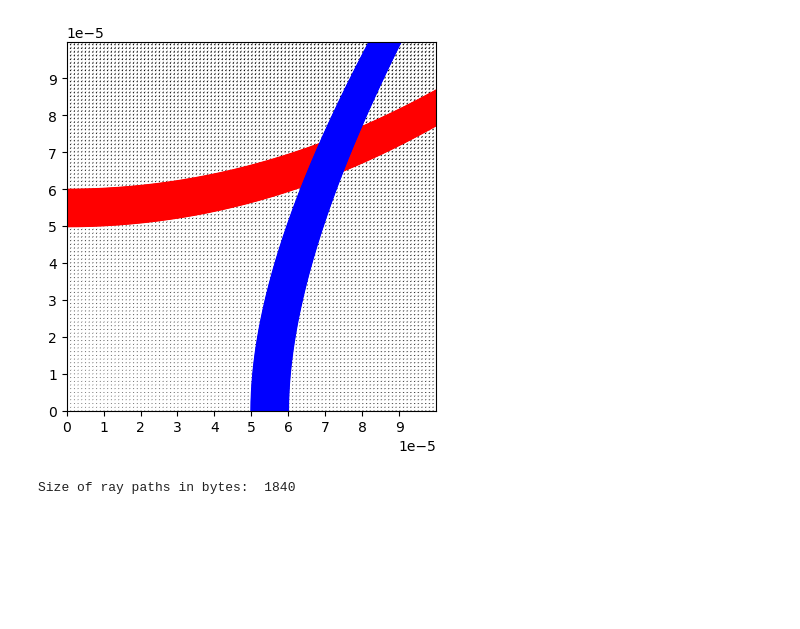
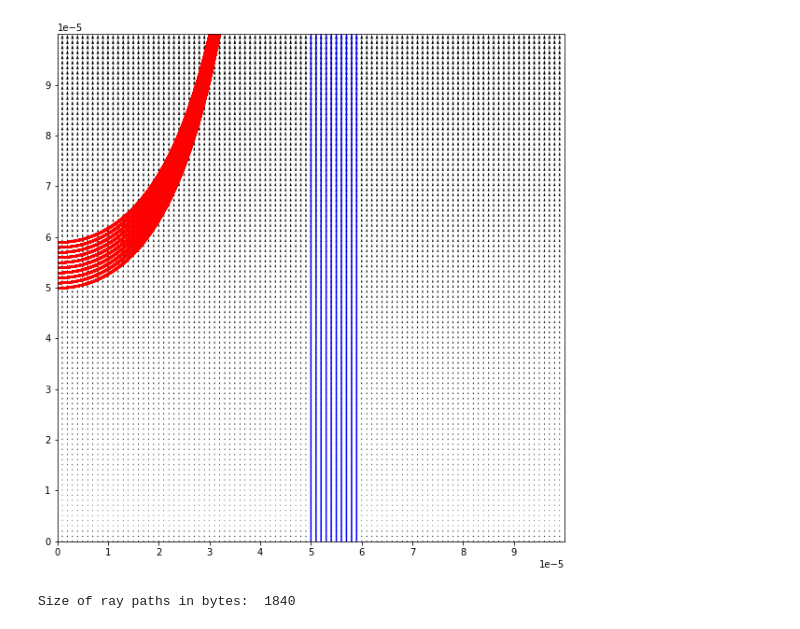
Before and after one commit to apoudel20/python-cbet, a Jupyter notebook: ray_march.ipynb, the cells around one changed output. Cells and saved outputs as stored; diff of their text form; code cells hidden in the pictures; blank space fills up the shorter version.

Commit message:
finer resolution by scaling the grid vectors

```diff
--- a/ray_march.ipynb
+++ b/ray_march.ipynb
@@ -10,7 +10,7 @@ class Ray:
     The Ray class defines a ray in 2D space. The ray is launched from the
     initial position x_init, y_init and the direction is defined by theta.
     """
-    courant_number_2D = 0.5 # courant_number_2d < c_max = 1/sqrt(2) for two dimensions
+    courant_number_2D = 1 # courant_number_2d < c_max = 1/sqrt(2) for two dimensions
     velocity = 400
     dx = dy = 1e-6
 
@@ -53,13 +53,15 @@ grid_resolution = 100
 grid_cell_size = 1e-6
 # define grid vector field for 2D space with linear gradient in y direction from 1 to 4 and linear gradient in x direction from 2 to 3
 grid_vector_field = np.zeros((grid_resolution, grid_resolution, 2))
-grid_vector_field[:, :, 1] = np.linspace(1, 4, grid_resolution).reshape(grid_resolution, 1)
-grid_vector_field[:, :, 0] = np.linspace(2, 3, grid_resolution).reshape(1, grid_resolution)
+grid_vector_field[:, :, 1] = np.linspace(.1, .4, grid_resolution).reshape(grid_resolution, 1)
+grid_vector_field[:, :, 0] = np.linspace(0, 0, grid_resolution).reshape(1, grid_resolution)
 # %%
 # generate 100 rays from the left edge of the grid and directions and store their paths in a list ray_path_seed
+Ray.courant_number_2D = .005
+
 ray_paths_seed = []
-for i in range(100):
-    ray = Ray(0, grid_cell_size * grid_resolution/2 + i / 10 * grid_cell_size, 0)
+for i in range(10):
+    ray = Ray(0, grid_cell_size * grid_resolution/2 + i / 1 * grid_cell_size, 0)
     ray_path = np.array([ray.x_init, ray.y_init])
     while ray.x_init < grid_resolution * grid_cell_size and ray.y_init < grid_resolution * grid_cell_size:
         x, y = ray.next_position(grid_vector_field)
@@ -69,8 +71,8 @@ for i in range(100):
 
 # generate rays from the bottom of the grid and store their paths in a separate list ray_paths_pump
 ray_paths_pump = []
-for i in range(100):
-    ray = Ray(grid_cell_size * grid_resolution/2 + i / 10 * grid_cell_size, 0, np.pi/2)
+for i in range(10):
+    ray = Ray(grid_cell_size * grid_resolution/2 + i / 1 * grid_cell_size, 0, np.pi/2)
     ray_path = np.array([ray.x_init, ray.y_init])
     while ray.x_init < grid_resolution * grid_cell_size and ray.y_init < grid_resolution * grid_cell_size:
         x, y = ray.next_position(grid_vector_field)
@@ -80,27 +82,30 @@ for i in range(100):
 # %%
 
 # plot ray path for all rays in the list
-
 fig, ax = plt.subplots()
+# figure size larger
+fig.set_size_inches(10, 10)
 ax.set_aspect('equal')
 ax.set_xlim(0, grid_resolution * grid_cell_size)
 ax.set_ylim(0, grid_resolution * grid_cell_size)
 ax.set_xticks(np.arange(0, grid_resolution * grid_cell_size, grid_cell_size*10))
 ax.set_yticks(np.arange(0, grid_resolution * grid_cell_size, grid_cell_size*10))
 
 ax.quiver(np.arange(0, grid_resolution * grid_cell_size, grid_cell_size),
             np.arange(0, grid_resolution * grid_cell_size, grid_cell_size),
             grid_vector_field[:, :, 0], grid_vector_field[:, :, 1], color='k')
 
 for ray_path in ray_paths_seed:
-    ax.plot(ray_path[:, 0], ray_path[:, 1], color='r')
+    # ax.plot(ray_path[:, 0], ray_path[:, 1], color='r')
+    # scatter all points
+    ax.scatter(ray_path[:, 0], ray_path[:, 1], color='r', s=1)
 
 for ray_path in ray_paths_pump:
     ax.plot(ray_path[:, 0], ray_path[:, 1], color='b')
 
 plt.show()
 # %% [output]
-[figure, old version]
+[figure, new version]
 # %%
 # get size in bytes of the ray paths
 import sys
```
Also changed, not shown: parts of 1 cell of this notebook, 1 other file.
